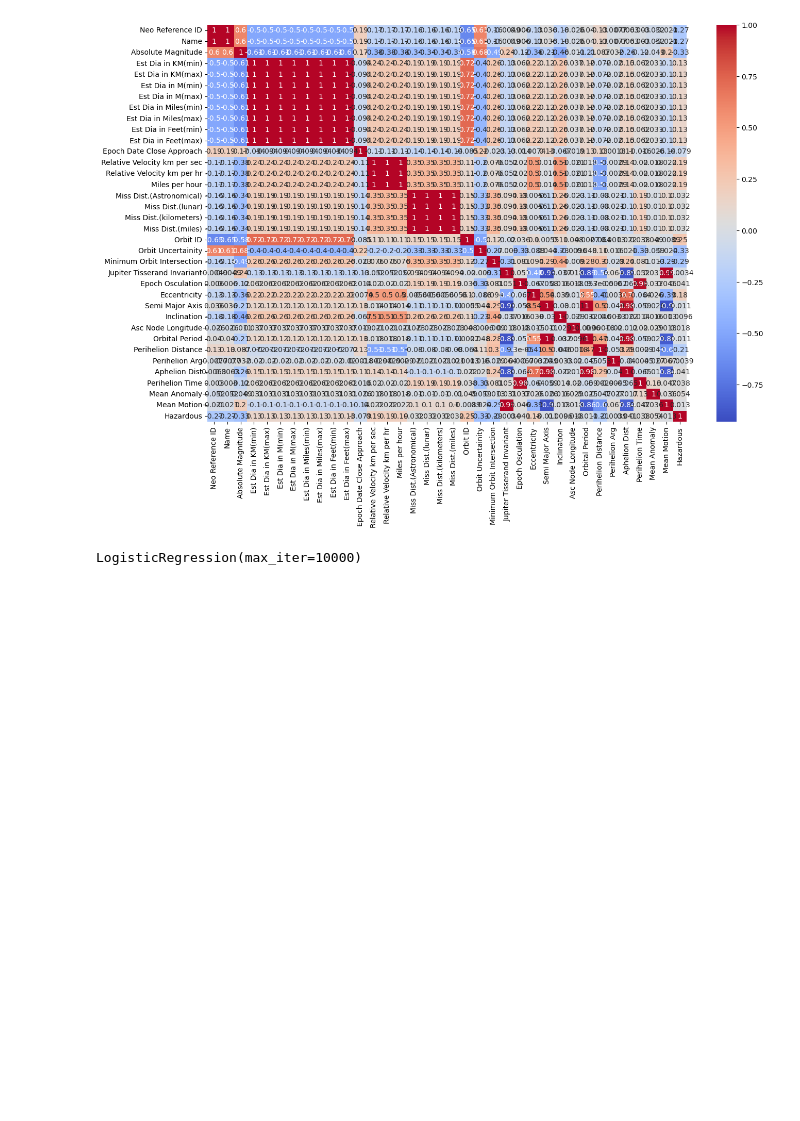
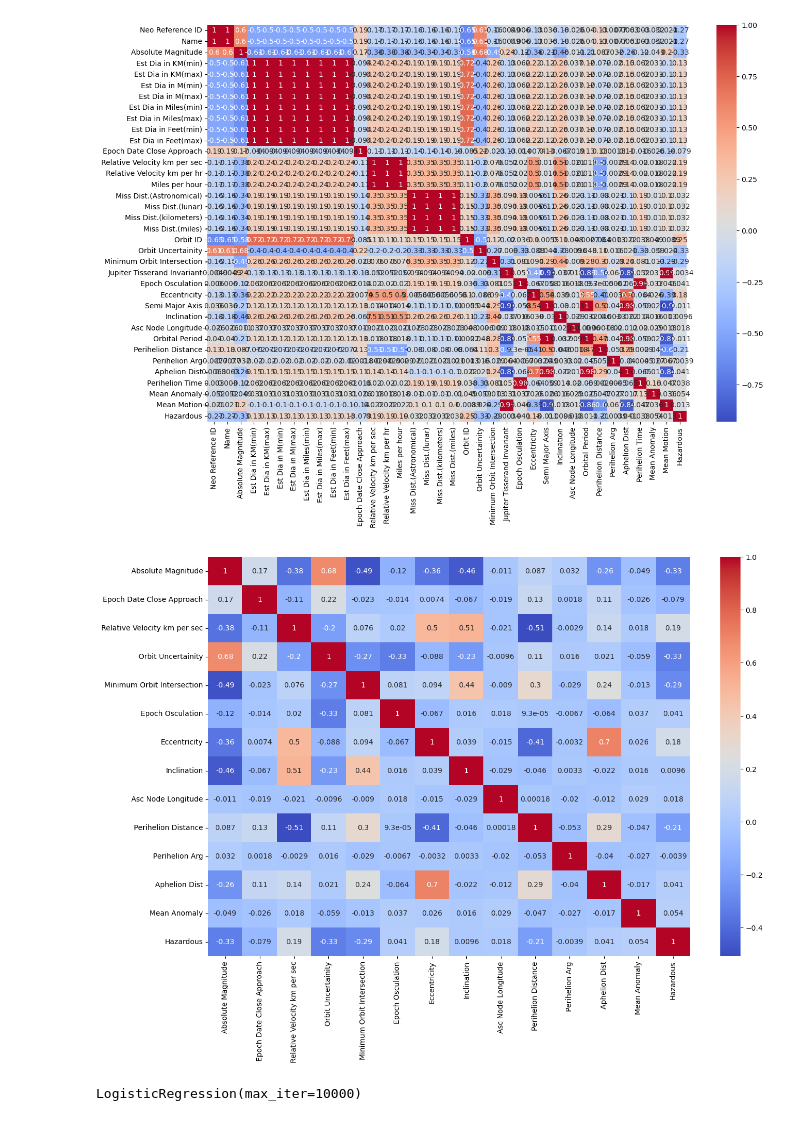
Before and after one commit to chancewiese/school, a Jupyter notebook: data-5600/Unit Test 2/UnitTest2.ipynb, the cells around one changed output. Saved outputs shown, nothing was run; the diff lists cells and outputs as text; code cells hidden in the pictures; blank space fills up the shorter version.

```diff
--- a/data-5600/Unit Test 2/UnitTest2.ipynb
+++ b/data-5600/Unit Test 2/UnitTest2.ipynb
@@ -71,5 +73,16 @@ dtypes: float64(30), int64(6), object(2)
 memory usage: 1.4+ MB
 None
 [figure]
+# %%
+cols_to_drop = ['Neo Reference ID', 'Name', 'Orbit ID', 'Miss Dist.(Astronomical)', 'Miss Dist.(lunar)', 'Miss Dist.(kilometers)', 'Miss Dist.(miles)', 'Est Dia in KM(min)', 'Est Dia in KM(max)', 'Est Dia in M(min)', 'Est Dia in M(max)', 'Est Dia in Miles(min)', 'Est Dia in Miles(max)', 'Est Dia in Feet(min)', 'Est Dia in Feet(max)', 'Relative Velocity km per hr', 'Miles per hour', 'Jupiter Tisserand Invariant', 'Perihelion Time', 'Orbital Period', 'Semi Major Axis', 'Mean Motion']
+
+cols_to_check = df.select_dtypes(include=['float64', 'int64']).columns
+cols_to_check = cols_to_check.drop(cols_to_drop)
+corr_matrix = df[cols_to_check].corr()
+plt.figure(figsize=(15, 10))
+sns.heatmap(corr_matrix, annot=True, cmap='coolwarm')
+plt.show()
+# %% [output]
+[figure, added]
 # %%
 ## Feature Selection
```
Also changed, not shown: parts of 6 cells of this notebook, 1 other file.
